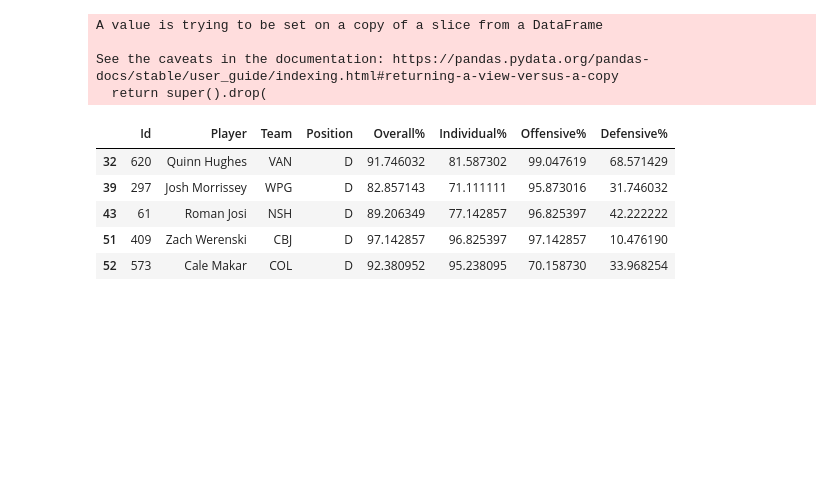
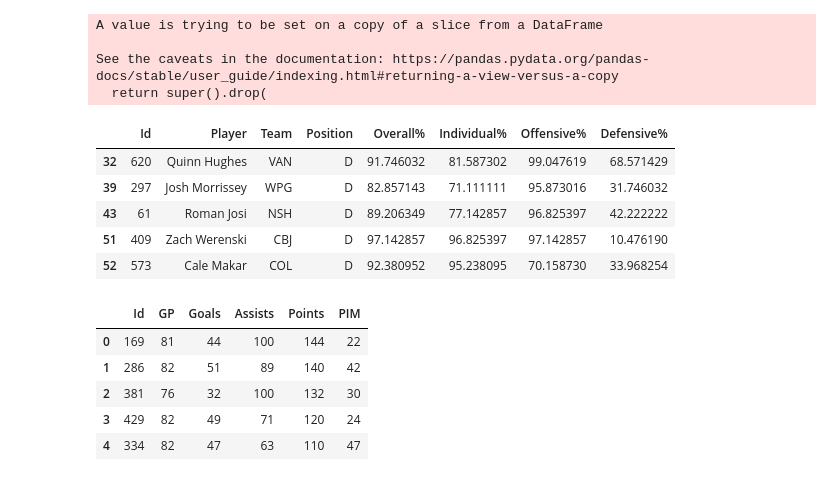
Before and after one commit to sanos666/player-cards-viewer, a Jupyter notebook: player-cards-demo.ipynb, the cells around one changed output. Saved outputs shown, nothing was run; the diff lists cells and outputs as text; code cells hidden in the pictures; blank space fills up the shorter version.

```diff
--- a/player-cards-demo.ipynb
+++ b/player-cards-demo.ipynb
@@ -747,4 +766,18 @@ See the caveats in the documentation: https://pandas.pydata.org/pandas-docs/stab
 | 51 | 409 | Zach Werenski | CBJ | D | 97.142857 | 96.825397 | 97.142857 | 10.476190 |
 | 52 | 573 | Cale Makar | COL | D | 92.380952 | 95.238095 | 70.158730 | 33.968254 |
 # %%
-#TODO: add the same values
+player_stats_basic_colnames = ['', 'Player', 'Team', 'Position', 'GP', 'TOI', 'Goals', 'Total Assists', 'First Assists', 'Second Assists', 'Total Points', 'IPP', 'Shots', 'SH%', 'ixG', 'iCF', 'iFF', 'iSCF', 'iHDCF', 'Rush Attempts', 'Rebounds Created', 'PIM', 'Total Penalties', 'Minor', 'Major', 'Misconduct', 'Penalties Drawn', 'Giveaways', 'Takeaways', 'Hits', 'Hits Taken', 'Shots Blocked', 'Faceoffs Won', 'Faceoffs Lost', 'Faceoffs %']
+player_stats_basic = pd.read_csv('Player Season Totals - all.csv')
+
+basic = pd.DataFrame(player_stats_basic)
+basic = basic.rename(columns={'Unnamed: 0' : 'Id', 'Total Assists' : 'Assists', 'Total Points' : 'Points'})
+
+basic = basic.drop(columns=['Player', 'Team', 'Position', 'TOI', 'First Assists', 'Second Assists', 'IPP', 'Shots', 'SH%', 'ixG', 'iCF', 'iFF', 'iSCF', 'iHDCF', 'Rush Attempts', 'Rebounds Created', 'Total Penalties', 'Minor', 'Major', 'Misconduct', 'Penalties Drawn', 'Giveaways', 'Takeaways', 'Hits', 'Hits Taken', 'Shots Blocked', 'Faceoffs Won', 'Faceoffs Lost', 'Faceoffs %'])
+basic.head()
+# %% [output]
+|  | Id | GP | Goals | Assists | Points | PIM |
+| 0 | 169 | 81 | 44 | 100 | 144 | 22 |
+| 1 | 286 | 82 | 51 | 89 | 140 | 42 |
+| 2 | 381 | 76 | 32 | 100 | 132 | 30 |
+| 3 | 429 | 82 | 49 | 71 | 120 | 24 |
+| 4 | 334 | 82 | 47 | 63 | 110 | 47 |
```
Also changed, not shown: parts of 7 cells of this notebook.
